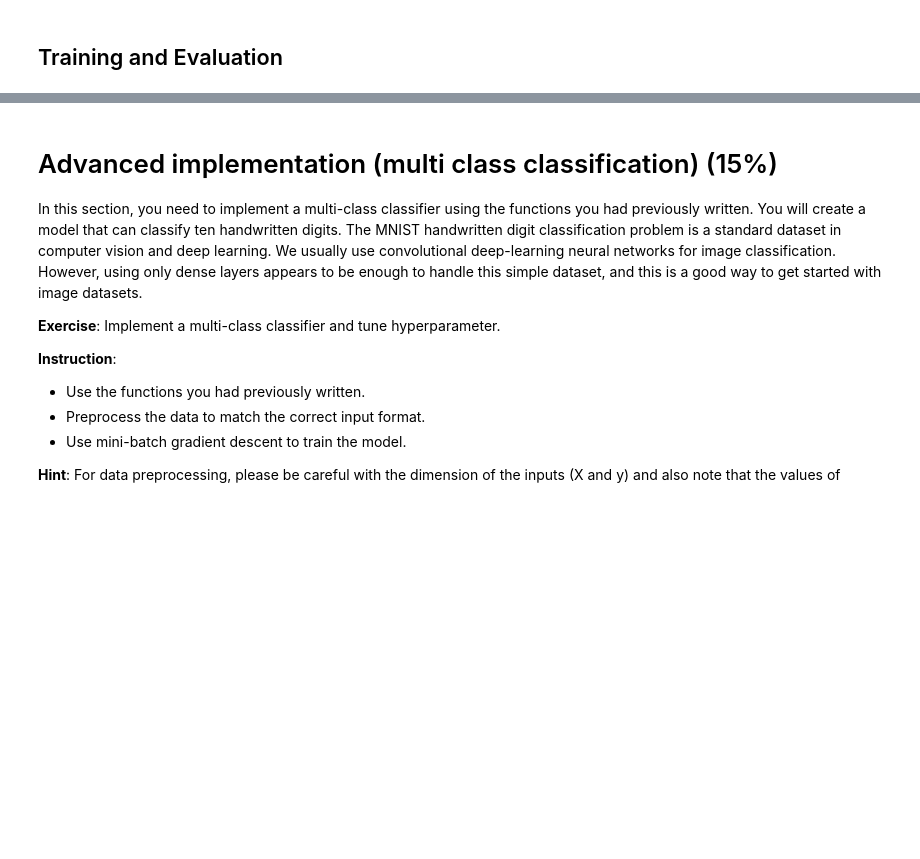
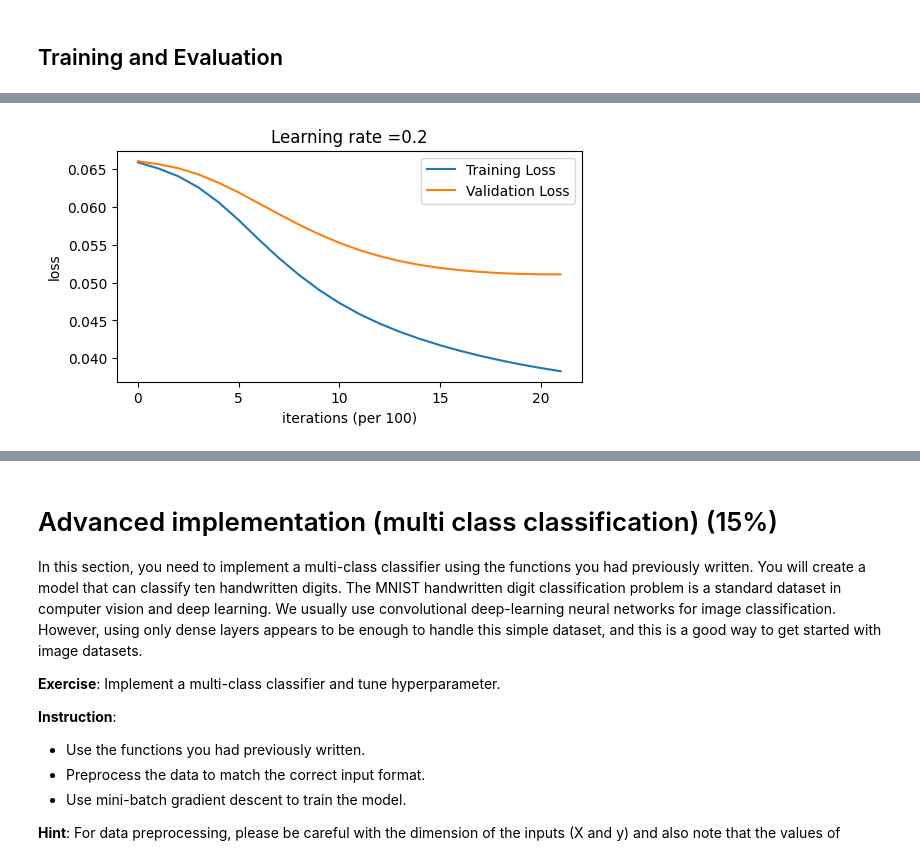
Before and after one commit to ZiJun0502/ML2023-HW, a Jupyter notebook: HW3/HW3.ipynb, the cells around one changed output, grey strips where cells are left out. Cells and saved outputs as stored; diff of their text form; code cells hidden in the pictures; blank space fills up the shorter version.

```diff
--- a/HW3/HW3.ipynb
+++ b/HW3/HW3.ipynb
@@ -737,8 +741,7 @@ class Model():
         # GRADED FUNCTION: model_forward
         ### START CODE HERE ### (≈ 4 lines of code)
         for i in range(len(self.units)-1):
-            Z = np.dot(A, self.linear[i].parameters["W"]) + self.linear[i].parameters["b"]
-            self.linear[i].cache = (A, self.linear[i].parameters["W"], self.linear[i].parameters["b"])
+            Z = self.linear[i].forward(A)
             A = self.activation[i].forward(Z)
         ### END CODE HERE ###
 
@@ -787,12 +790,11 @@ class Model():
 
                 # Lth layer (SIGMOID -> LINEAR) gradients. Inputs: "dAL". Outputs: "dA_prev"
                 dZ = self.activation[-1].backward(dAL, Y)
-                print(dZ.shape)
                 dA_prev = self.linear[-1].backward(dZ)
         elif self.activation_functions[-1] == "softmax":
             # Initializing the backpropagation
-            dZ = AL - Y
-
+            dAL = AL - Y
+            dZ = self.activation[-1].backward(dAL, Y)
             # Lth layer (LINEAR) gradients. Inputs: "dZ". Outputs: "dA_prev"
             dA_prev = self.linear[-1].backward(dZ)
 
@@ -819,8 +821,8 @@ class Model():
 
         # GRADED FUNCTION: model_update_parameters
         ### START CODE HERE ### (≈ 2 lines of code)
-        for layer in self.linear:
-            layer.update(learning_rate)
+        for l in range(len(self.linear)):
+            self.linear[l].update(learning_rate)
         ### END CODE HERE ###
 # %% [markdown]
 ### 3.3.1. Model initialize parameters (0%)
@@ -1352,9 +1357,8 @@ def compute_CCE_loss(AL, Y):
 
     # Compute loss from aL and y.
     ### START CODE HERE ### (≈ 1 line of code)
-    loss = None
+    loss = - 1 / n * np.sum(Y * np.log(AL + 1e-5))
     ### END CODE HERE ###
-
     loss = np.squeeze(loss)      # To make sure your loss's shape is what we expect (e.g. this turns [[17]] into 17).
     assert(loss.shape == ())
 
@@ -1405,7 +1409,10 @@ def compute_focal_loss(AL, Y, alpha, gamma):
 
     # Compute loss from aL and y.
     ### START CODE HERE ### (10 line of code)
-    loss = None
+    n = Y.shape[0]
+    loss = -1/n * np.sum(
+        np.dot(alpha, (Y * (1 - AL) ** gamma * np.log(AL + 1e-5)).T)
+    )
     ### END CODE HERE ###
 
     loss = np.squeeze(loss)
@@ -1540,60 +1608,66 @@ print("x_val: " + str(x_val.shape) + " | y_val: " + str(y_val.shape))
 # GRADED CODE: binary classification
 ### START CODE HERE ###
 
-loss_function = None
+loss_function = 'focal_loss'
 if loss_function == 'cross_entropy':
-    layers_dims = None
-    activation_fn = None
+    layers_dims = [10, 10, 5, 2, 1]
+    activation_fn = ['relu', 'relu', 'relu', 'sigmoid']
     gamma = None        # you can leave this as it is
     alpha = None        # you can leave this as it is
-    y_train_processed = None
-    y_val_processed = None
+    y_train_processed = y_train
+    y_val_processed = y_val
     assert y_train_processed.shape[-1] == 1, "see the 'Note' in the Basic implementation section"
     assert y_val_processed.shape[-1] == 1, "see the 'Note' in the Basic implementation section"
 elif loss_function == 'focal_loss':
-    layers_dims = None
-    activation_fn = None
-    gamma = None
-    alpha = None
-    y_train_processed = None
-    y_val_processed = None
+    layers_dims = [10,7,5,2]
+    activation_fn = ['relu','sigmoid','softmax']
+    gamma = 2
+    alpha = [0.25, 0.75]
+    y_train_processed = one_hot(y_train)
+    y_val_processed = one_hot(y_val)
     assert y_train_processed.shape[-1] == 2, "see the 'Note' in the Basic implementation section"
     assert y_val_processed.shape[-1] == 2, "see the 'Note' in the Basic implementation section"
 
-learning_rate = None
-num_iterations = None
+learning_rate = 0.2
+num_iterations = 2200
 print_loss = True
-print_freq = 1000
+print_freq = 100
 classes = 2
+val_losses = []
 losses = []                         # keep track of loss
 model = Model(layers_dims, activation_fn, loss_function, alpha, gamma)
 
 # Loop (batch gradient descent)
-for i in range(0, num_iterations):
+for i in range(1, num_iterations+1):
     # forward
-    AL = None
+    AL = model.forward(x_train)
 
     # compute loss
     if loss_function == 'cross_entropy':
-        loss = None
+        loss = compute_CCE_loss(AL, y_train_processed)
     elif loss_function == 'focal_loss':
-        loss =  None
+        loss = compute_focal_loss(AL, y_train_processed, alpha, gamma)
 
     # backward
-    dA_prev = None
+    dA_prev = model.backward(AL, y_train_processed)
+    # update
+    model.update(learning_rate)
 
-    # update
-    None
-
-    losses.append(loss)
     if print_loss and i % print_freq == 0:
-        print ("Loss after iteration %i: %f" %(i, loss))
+        pred_val = model.forward(x_val)
+        losses.append(loss)
+        val_losses.append(compute_focal_loss(pred_val, y_val_processed, alpha, gamma))
+        print ("Training loss after iteration %i: %f" %(i, loss))
+        print ("Validation loss after iteration %i: %f" %(i, val_losses[-1]))
 
 # plot the loss
 plt.figure(figsize=(6, 3))
-plt.plot(np.squeeze(losses))
+plt.plot(np.squeeze(losses), label='Training Loss')
+plt.plot(np.squeeze(val_losses), label='Validation Loss')
 plt.ylabel('loss')
 plt.xlabel(f'iterations (per {print_freq})')
+plt.legend()
 plt.title("Learning rate =" + str(learning_rate))
 plt.show()
 ### END CODE HERE ###
+# %% [output]
@@ -1600,3 +1691,4 @@ plt.show()
+[figure, added]
 # %%
 print('training------')
 pred_train = predict(x_train, y_train_processed, model)
```
Also changed, not shown: parts of 20 cells of this notebook, 2 other files.
